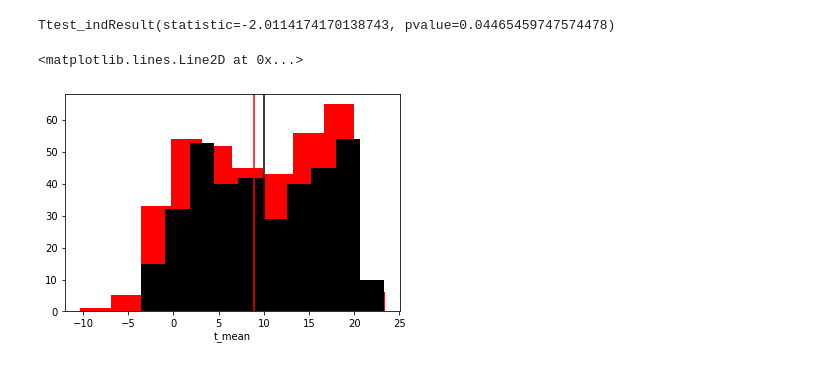
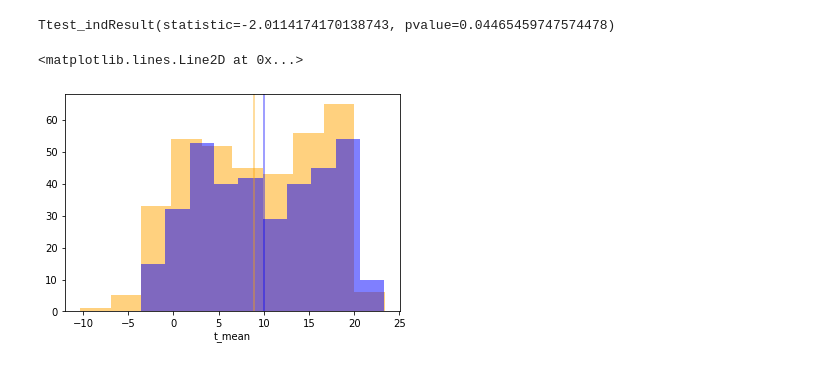
Before and after one commit to d3sp3r4t3Student/Statistical-Data-Analyses, a Jupyter notebook: demo_practical3.ipynb, the cells around one changed output. Cells and saved outputs as stored; diff of their text form; code cells hidden in the pictures.

```diff
--- a/demo_practical3.ipynb
+++ b/demo_practical3.ipynb
@@ -134,10 +134,10 @@ print(scipy.stats.ttest_ind(monthly_mean_19, monthly_mean_20, alternative='two-s
 # %% [output]
 Ttest_indResult(statistic=-2.0114174170138743, pvalue=0.04465459747574478)
 # %%
-xr.plot.hist(monthly_mean_19, color = 'r')
-xr.plot.hist(monthly_mean_20, color = 'k')
-plt.axvline(monthly_mean_19.mean(), color = 'r')
-plt.axvline(monthly_mean_20.mean(), color = 'k')
+xr.plot.hist(monthly_mean_19, color = 'orange', alpha = 0.5)
+xr.plot.hist(monthly_mean_20, color = 'b', alpha = 0.5)
+plt.axvline(monthly_mean_19.mean(), color = 'orange', alpha = 0.5)
+plt.axvline(monthly_mean_20.mean(), color = 'b', alpha = 0.5)
 # %% [output]
 <matplotlib.lines.Line2D at 0x...>
-[figure, old version]
+[figure, new version]
```
Also changed, not shown: parts of 3 cells of this notebook, 5 other files.
